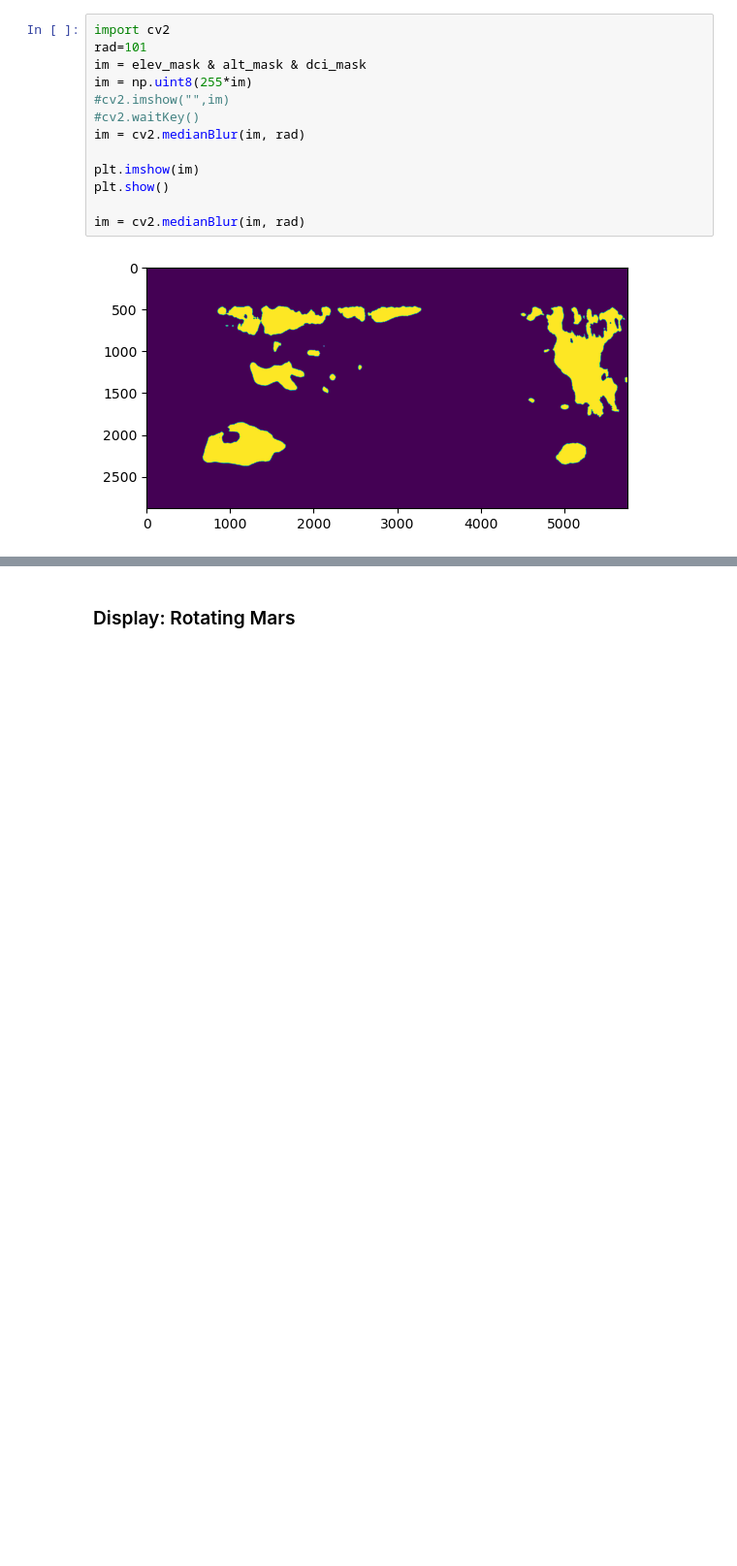
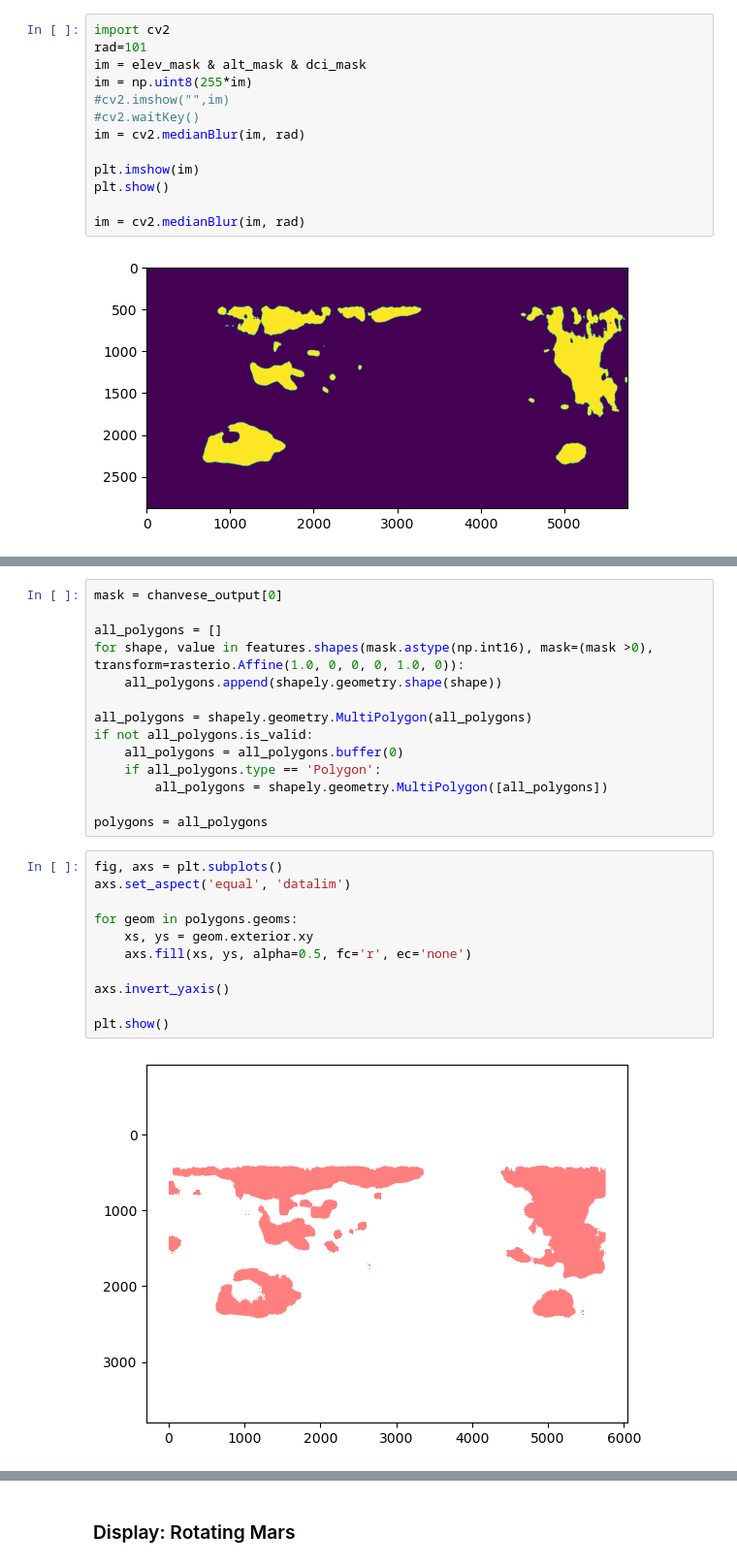
Before and after one commit to hlakams/mars-landing, a Jupyter notebook: Drafting.ipynb, the cells around one changed output, grey strips where cells are left out. Shown at 97% size. Drawn from its saved outputs; the diff is of its cells as text; blank space fills up the shorter version.

```diff
--- a/Drafting.ipynb
+++ b/Drafting.ipynb
@@ -295,0 +329,27 @@ heatmap = fftconvolve(masked_TES, kernel, mode="same")
+# %%
+mask = chanvese_output[0]
+
+all_polygons = []
+for shape, value in features.shapes(mask.astype(np.int16), mask=(mask >0), transform=rasterio.Affine(1.0, 0, 0, 0, 1.0, 0)):
+    all_polygons.append(shapely.geometry.shape(shape))
+
+all_polygons = shapely.geometry.MultiPolygon(all_polygons)
+if not all_polygons.is_valid:
+    all_polygons = all_polygons.buffer(0)
+    if all_polygons.type == 'Polygon':
+        all_polygons = shapely.geometry.MultiPolygon([all_polygons])
+
+polygons = all_polygons
+# %%
+fig, axs = plt.subplots()
+axs.set_aspect('equal', 'datalim')
+
+for geom in polygons.geoms:
+    xs, ys = geom.exterior.xy
+    axs.fill(xs, ys, alpha=0.5, fc='r', ec='none')
+
+axs.invert_yaxis()
+
+plt.show()
+# %% [output]
+[figure, added]
```
Also changed, not shown: parts of 8 cells of this notebook, 1 other file.
